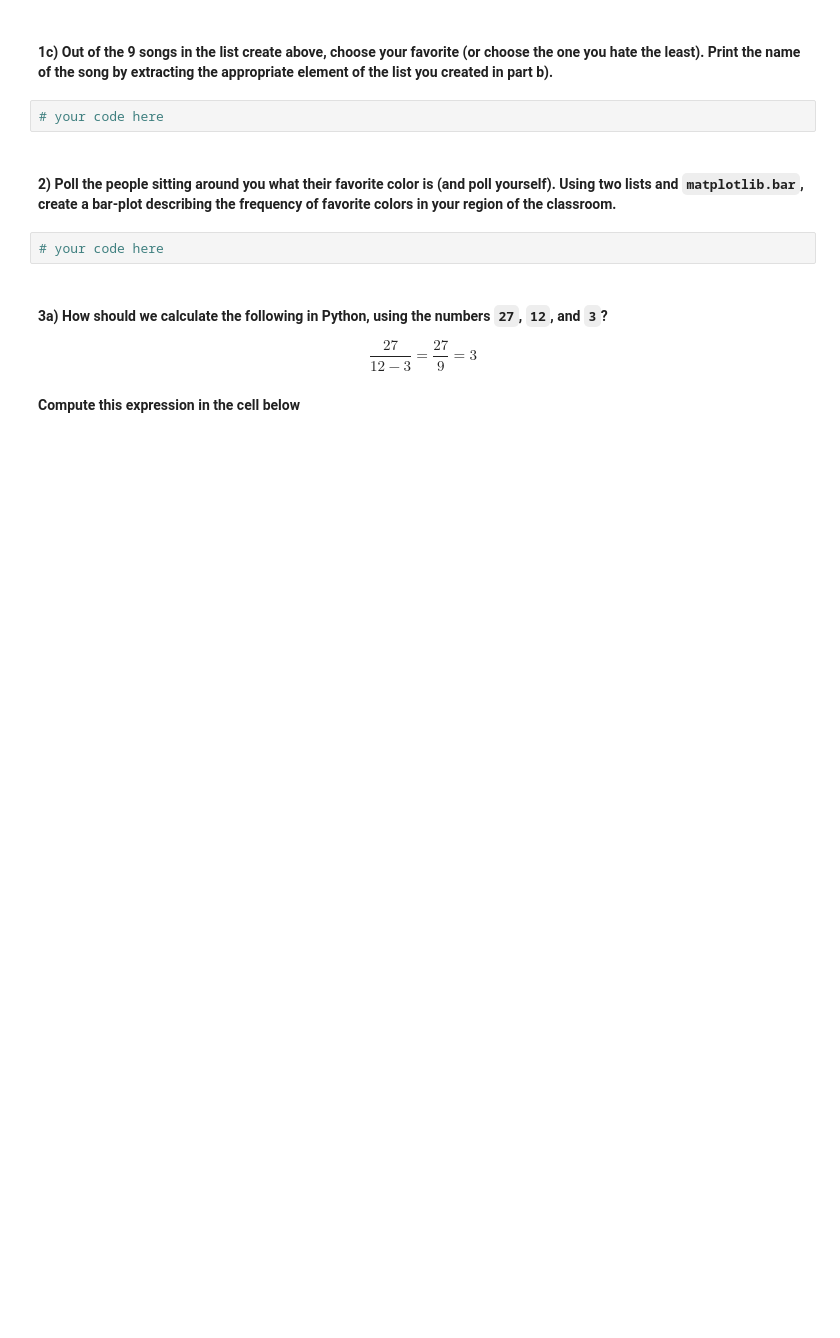
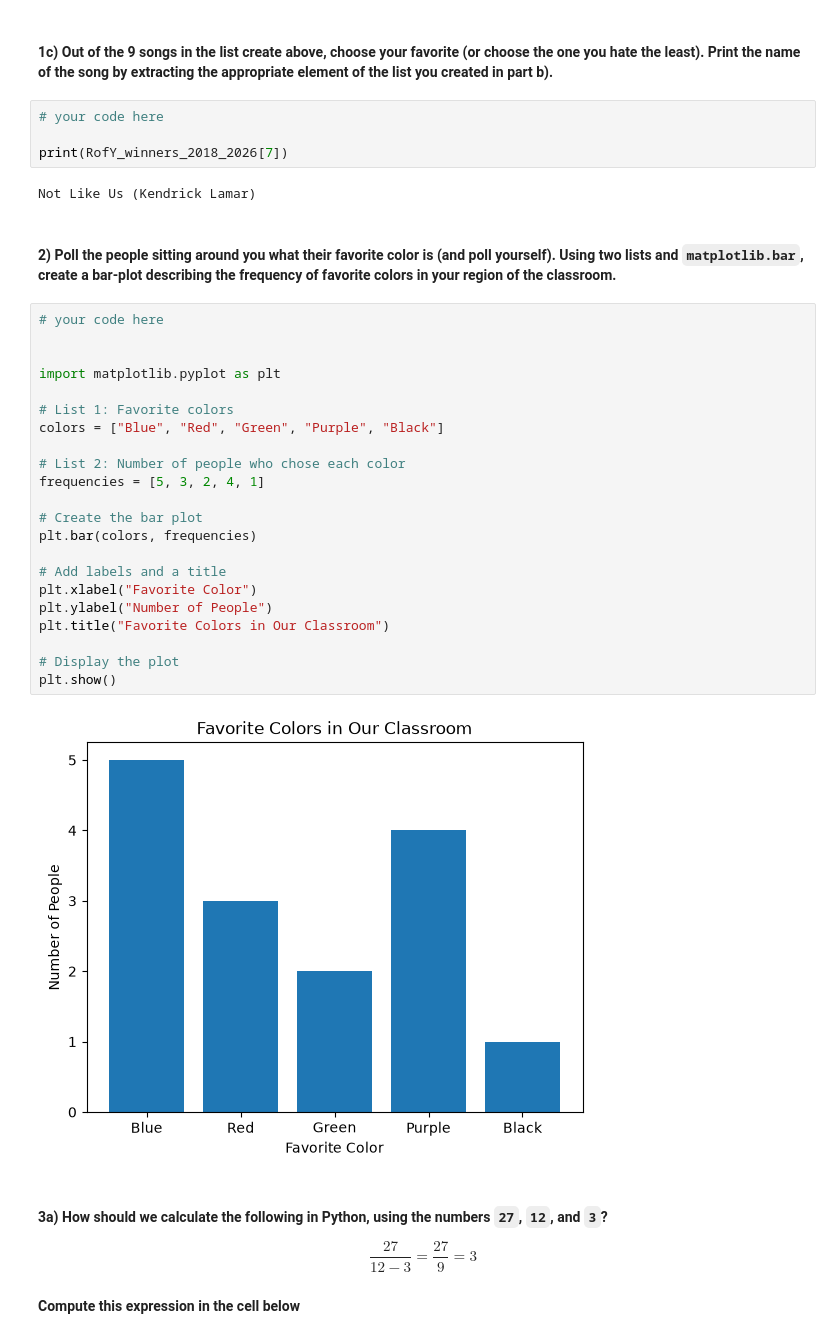
Before and after one commit to Mofinological78/datasci151fall2026, a Jupyter notebook: lecture_04_other_sequence_objects/Lecture04 - 副本.ipynb, the cells around one changed output. Drawn from its saved outputs; the diff is of its cells as text; blank space fills up the shorter version.

```diff
--- a/lecture_04_other_sequence_objects/Lecture04 - 副本.ipynb
+++ b/lecture_04_other_sequence_objects/Lecture04 - 副本.ipynb
@@ -570,10 +582,36 @@ songs_2022_2026 = ["Leave the Door Open (Silk Sonic)", "About Damn Time (Lizzo)"
 #### **1c)** Out of the 9 songs in the list create above, choose your favorite (or choose the one you hate the least). Print the name of the song by extracting the appropriate element of the list you created in part b).
 # %%
 # your code here
+
+print(RofY_winners_2018_2026[7])
+# %% [output]
+Not Like Us (Kendrick Lamar)
 # %% [markdown]
 #### **2)** Poll the people sitting around you what their favorite color is (and poll yourself). Using two lists and `matplotlib.bar`, create a bar-plot describing the frequency of favorite colors in your region of the classroom.
 # %%
 # your code here
+
+
+import matplotlib.pyplot as plt
+
+# List 1: Favorite colors
+colors = ["Blue", "Red", "Green", "Purple", "Black"]
+
+# List 2: Number of people who chose each color
+frequencies = [5, 3, 2, 4, 1]
+
+# Create the bar plot
+plt.bar(colors, frequencies)
+
+# Add labels and a title
+plt.xlabel("Favorite Color")
+plt.ylabel("Number of People")
+plt.title("Favorite Colors in Our Classroom")
+
+# Display the plot
+plt.show()
+# %% [output]
+[figure, added]
 # %% [markdown]
 #### **3a)** How should we calculate the following in Python, using the numbers `27`, `12`, and `3`?
 
```
Also changed, not shown: parts of 12 cells of this notebook, 5 other files.
